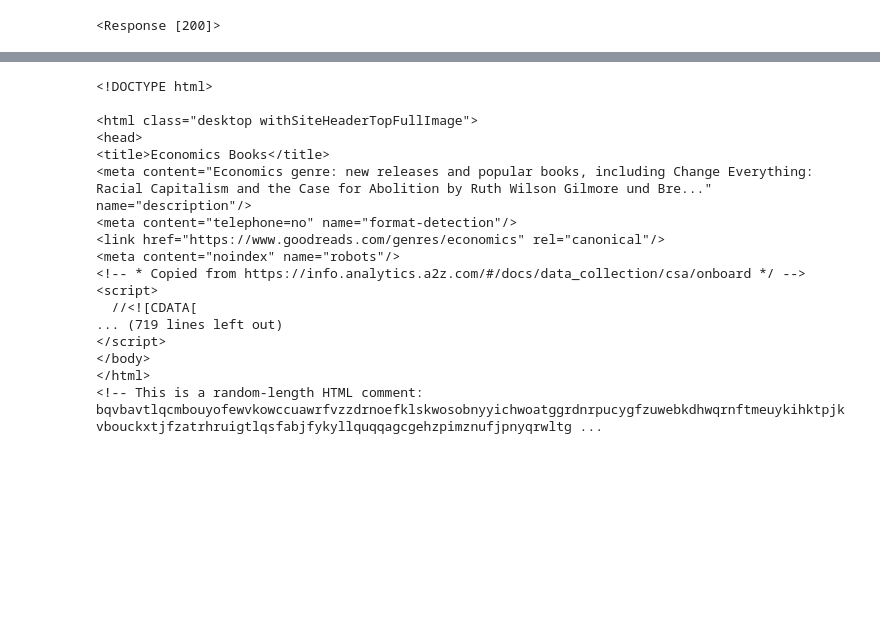
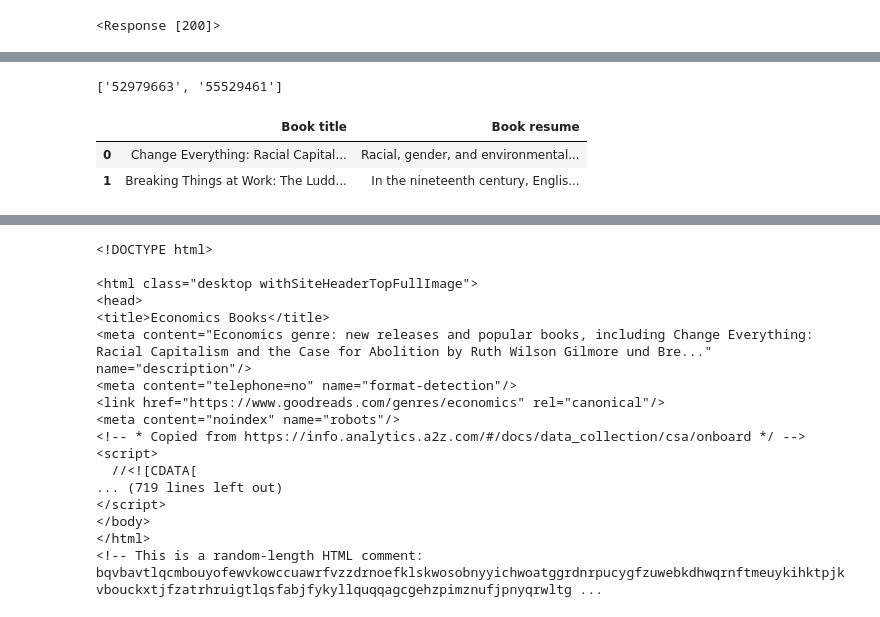
Before and after one commit to fpalvim/DS102024, a Jupyter notebook: 2-DataAnalysis/7-WebScraping/1_HTTP_Inicial/Practica/goodreads.ipynb, the cells around one changed output, grey strips where cells are left out. Drawn from its saved outputs; the diff is of its cells as text; code cells hidden in the pictures; blank space fills up the shorter version.

```diff
--- a/2-DataAnalysis/7-WebScraping/1_HTTP_Inicial/Practica/goodreads.ipynb
+++ b/2-DataAnalysis/7-WebScraping/1_HTTP_Inicial/Practica/goodreads.ipynb
@@ -63,0 +97,29 @@ book_name = [book.get('alt') for book in books_container]
+# %%
+# Función para obtener el enlace de la portada del libro
+
+for book in books_container:
+    # print(book['href'])
+    id_libros_container.append(book['src'].split('/')[-1].split('.')[0])
+# %%
+id_libros_container
+# %% [output]
+['52979663', '55529461']
+# %%
+book_names_resumes = []
+# %%
+for id in id_libros_container:
+    html_obtained_libros = requests.get(f'{url_basis}/{id}', headers=headers)
+    soup_infos_libros = BeautifulSoup(html_obtained_libros.text, "html.parser")
+    book_name = soup_infos_libros.find_all('h1', {'data-testid':'bookTitle'})
+    book_name = book_name[0].string.strip()
+    book_resume = soup_infos_libros.find_all('div', {'data-testid':'description'})
+    book_resume = book_resume[0].text.strip()
+    book_names_resumes.append((book_name,book_resume))
+# %%
+df_books = pd.DataFrame(book_names_resumes, columns=['Book title','Book resume'])
+# %%
+df_books
+# %% [output]
+|  | Book title | Book resume |
+| 0 | Change Everything: Racial Capital... | Racial, gender, and environmental... |
+| 1 | Breaking Things at Work: The Ludd... | In the nineteenth century, Englis... |
```
Also changed, not shown: parts of 19 cells of this notebook, 12 other files.
